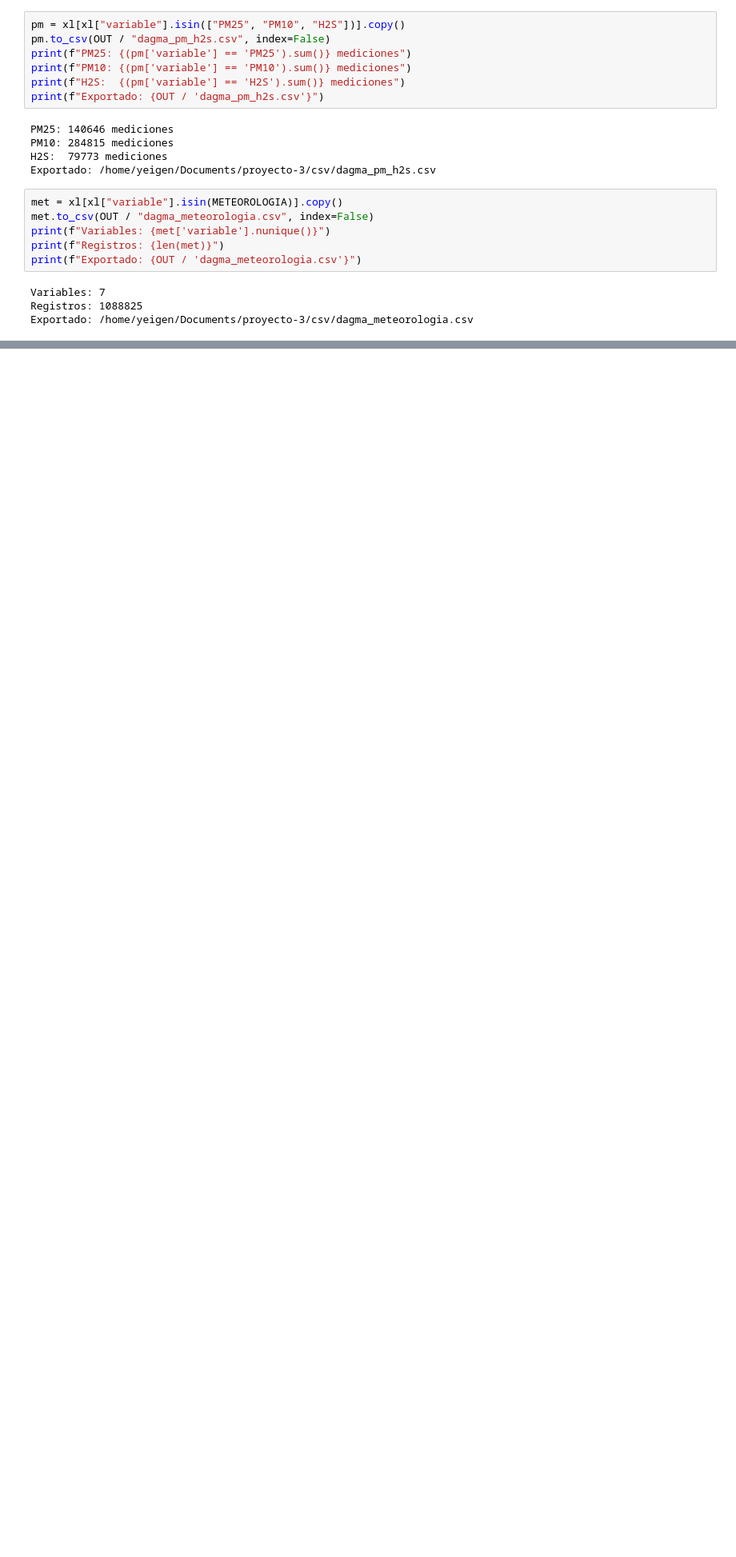
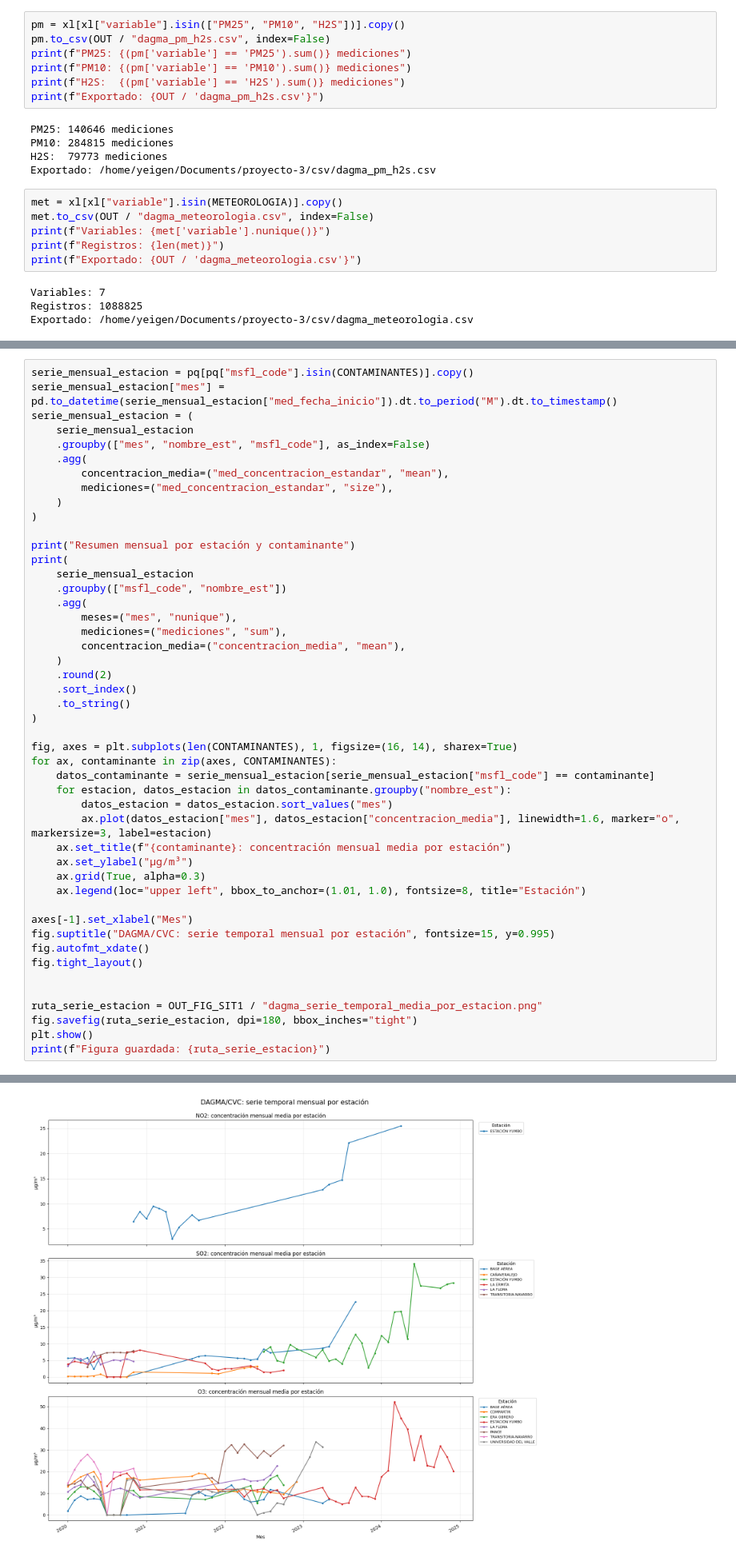
Before and after one commit to yeigen/proyecto-3, a Jupyter notebook: notebooks/dagma/dagma-analisis-cruzado.ipynb, the cells around one changed output, grey strips where cells are left out. Shown at 80% size. Drawn from its saved outputs; the diff is of its cells as text; blank space fills up the shorter version.

```diff
--- a/notebooks/dagma/dagma-analisis-cruzado.ipynb
+++ b/notebooks/dagma/dagma-analisis-cruzado.ipynb
@@ -303,0 +364,48 @@ Exportado: /home/yeigen/Documents/proyecto-3/csv/dagma_meteorologia.csv
+# %%
+serie_mensual_estacion = pq[pq["msfl_code"].isin(CONTAMINANTES)].copy()
+serie_mensual_estacion["mes"] = pd.to_datetime(serie_mensual_estacion["med_fecha_inicio"]).dt.to_period("M").dt.to_timestamp()
+serie_mensual_estacion = (
+    serie_mensual_estacion
+    .groupby(["mes", "nombre_est", "msfl_code"], as_index=False)
+    .agg(
+        concentracion_media=("med_concentracion_estandar", "mean"),
+        mediciones=("med_concentracion_estandar", "size"),
+    )
+)
+
+print("Resumen mensual por estación y contaminante")
+print(
+    serie_mensual_estacion
+    .groupby(["msfl_code", "nombre_est"])
+    .agg(
+        meses=("mes", "nunique"),
+        mediciones=("mediciones", "sum"),
+        concentracion_media=("concentracion_media", "mean"),
+    )
+    .round(2)
+    .sort_index()
+    .to_string()
+)
+
+fig, axes = plt.subplots(len(CONTAMINANTES), 1, figsize=(16, 14), sharex=True)
+for ax, contaminante in zip(axes, CONTAMINANTES):
+    datos_contaminante = serie_mensual_estacion[serie_mensual_estacion["msfl_code"] == contaminante]
+    for estacion, datos_estacion in datos_contaminante.groupby("nombre_est"):
+        datos_estacion = datos_estacion.sort_values("mes")
+        ax.plot(datos_estacion["mes"], datos_estacion["concentracion_media"], linewidth=1.6, marker="o", markersize=3, label=estacion)
+    ax.set_title(f"{contaminante}: concentración mensual media por estación")
+    ax.set_ylabel("µg/m³")
+    ax.grid(True, alpha=0.3)
+    ax.legend(loc="upper left", bbox_to_anchor=(1.01, 1.0), fontsize=8, title="Estación")
+
+axes[-1].set_xlabel("Mes")
+fig.suptitle("DAGMA/CVC: serie temporal mensual por estación", fontsize=15, y=0.995)
+fig.autofmt_xdate()
+fig.tight_layout()
+
+
+ruta_serie_estacion = OUT_FIG_SIT1 / "dagma_serie_temporal_media_por_estacion.png"
+fig.savefig(ruta_serie_estacion, dpi=180, bbox_inches="tight")
+plt.show()
+print(f"Figura guardada: {ruta_serie_estacion}")
+# %% [output]
@@ -303,0 +430 @@ Exportado: /home/yeigen/Documents/proyecto-3/csv/dagma_meteorologia.csv
+[figure, added]
```
Also changed, not shown: parts of 4 cells of this notebook, 4 other files.
